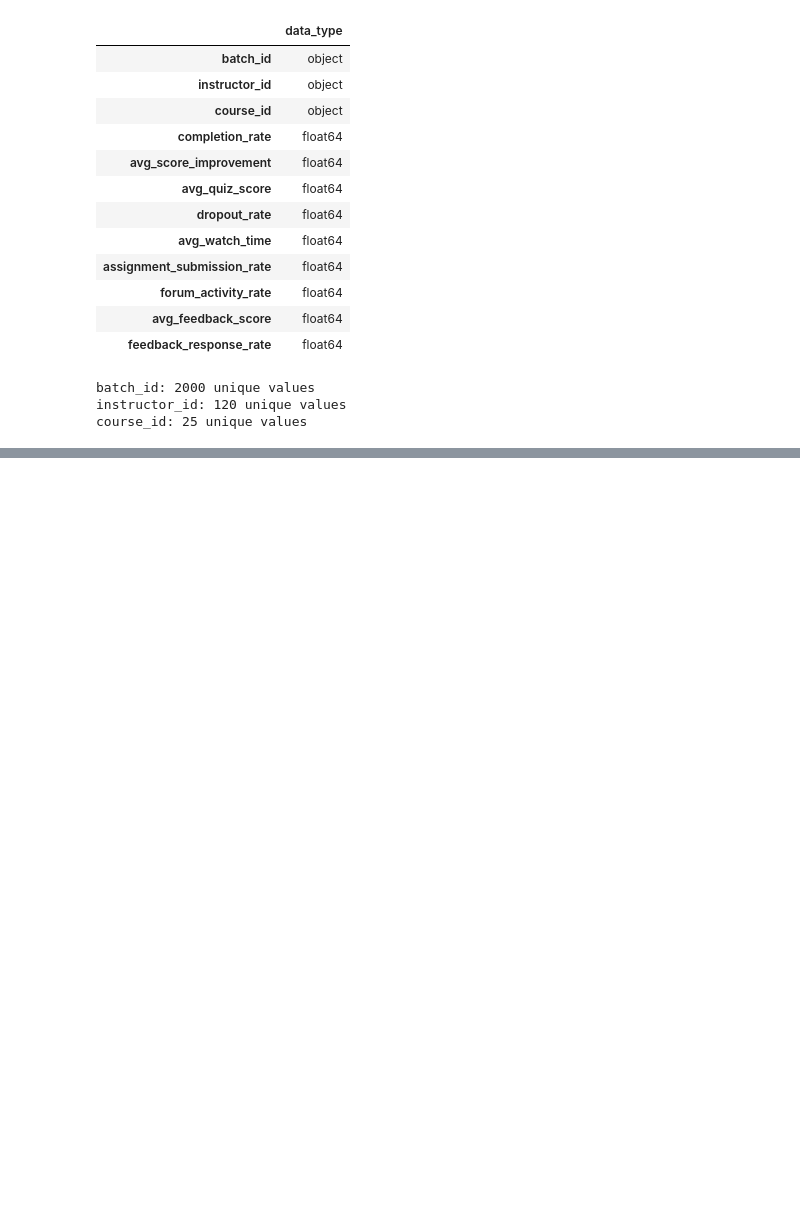
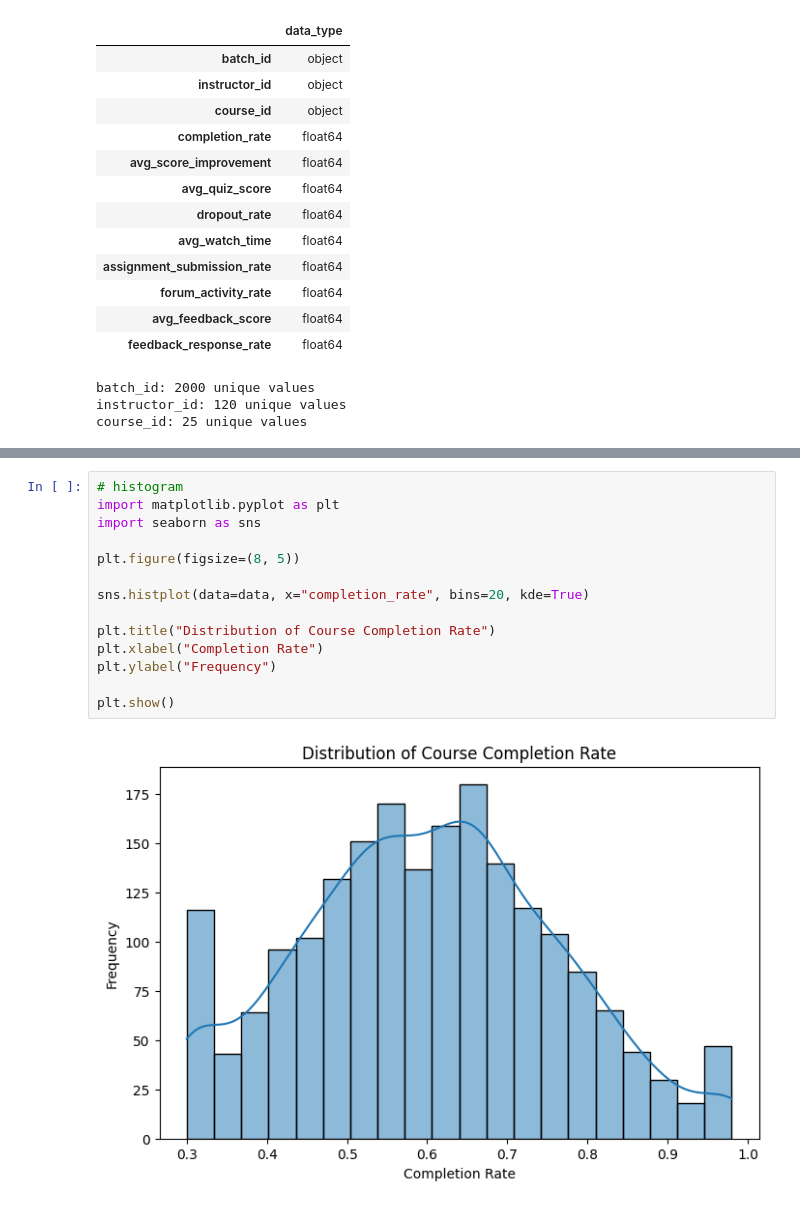
Before and after one commit to AJ0043/Instructor-Effectiveness-Modeling-EdTech-Context-, a Jupyter notebook: Untitled20.ipynb, the cells around one changed output, grey strips where cells are left out. Saved outputs shown, nothing was run; the diff lists cells and outputs as text; blank space fills up the shorter version.

```diff
--- a/Untitled20.ipynb
+++ b/Untitled20.ipynb
@@ -516,0 +584,16 @@ course_id: 25 unique values
+# %%
+# histogram
+import matplotlib.pyplot as plt
+import seaborn as sns
+
+plt.figure(figsize=(8, 5))
+
+sns.histplot(data=data, x="completion_rate", bins=20, kde=True)
+
+plt.title("Distribution of Course Completion Rate")
+plt.xlabel("Completion Rate")
+plt.ylabel("Frequency")
+
+plt.show()
+# %% [output]
+[figure, added]
```
Also changed, not shown: parts of 5 cells of this notebook.
